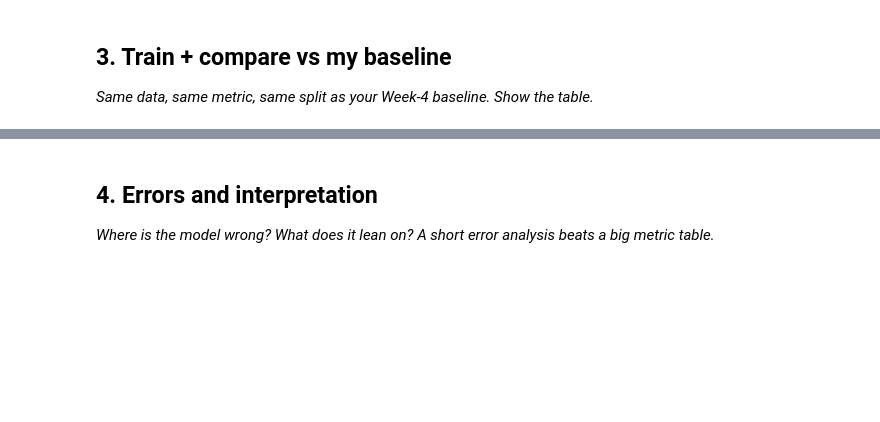
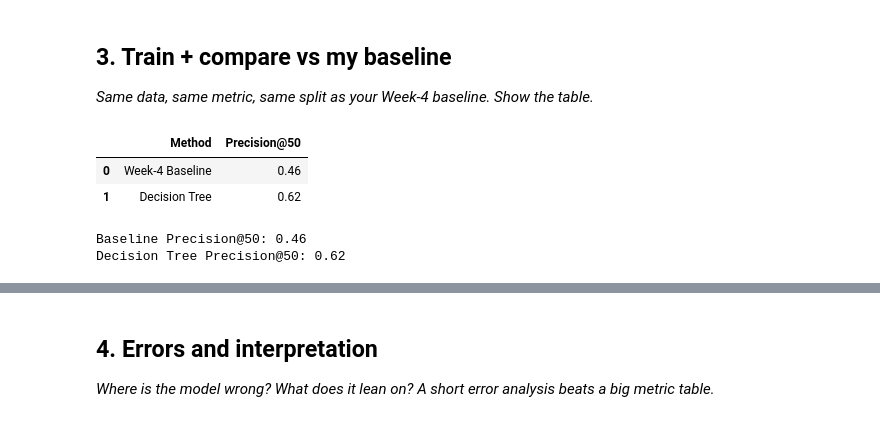
Before and after one commit to UbaidMalik365/flyrank-ml-internship, a Jupyter notebook: work/notebooks/w05_model.ipynb, the cells around one changed output, grey strips where cells are left out. Saved outputs shown, nothing was run; the diff lists cells and outputs as text; code cells hidden in the pictures; blank space fills up the shorter version.

```diff
--- a/work/notebooks/w05_model.ipynb
+++ b/work/notebooks/w05_model.ipynb
@@ -29,0 +102,54 @@ This skeleton is yours to fill. Work the sections **in order** — each one has
+# %%
+from sklearn.tree import DecisionTreeClassifier
+
+# Train a small, readable Decision Tree
+tree = DecisionTreeClassifier(
+    max_depth=2,
+    class_weight="balanced",
+    random_state=42
+)
+
+tree.fit(X_train, y_train)
+
+# Model scores on unseen test pages
+tree_scores = tree.predict_proba(X_test)[:, 1]
+
+# Week-4 baseline score on the same test pages
+baseline_scores = (
+    X_test["impressions_90d"]
+    * (X_test["days_since_last_update"] >= 180).astype(int)
+)
+
+# Precision@50 function
+def precision_at_k(scores, labels, k=50):
+    order = np.argsort(-np.asarray(scores))
+    top_k = np.asarray(labels)[order[:k]]
+    return top_k.mean()
+
+baseline_p50 = precision_at_k(
+    baseline_scores,
+    y_test,
+    50
+)
+
+tree_p50 = precision_at_k(
+    tree_scores,
+    y_test,
+    50
+)
+
+comparison = pd.DataFrame({
+    "Method": ["Week-4 Baseline", "Decision Tree"],
+    "Precision@50": [baseline_p50, tree_p50]
+})
+
+display(comparison)
+
+print("Baseline Precision@50:", round(baseline_p50, 3))
+print("Decision Tree Precision@50:", round(tree_p50, 3))
+# %% [output]
+|  | Method | Precision@50 |
+| 0 | Week-4 Baseline | 0.46 |
+| 1 | Decision Tree | 0.62 |
+Baseline Precision@50: 0.46
+Decision Tree Precision@50: 0.62
```
Also changed, not shown: parts of 11 cells of this notebook.
